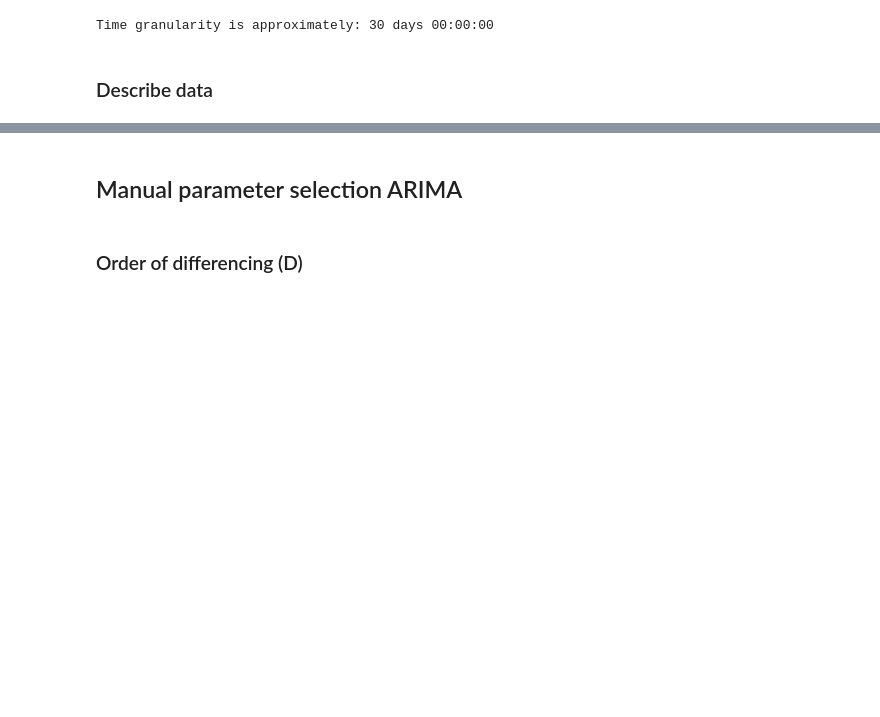
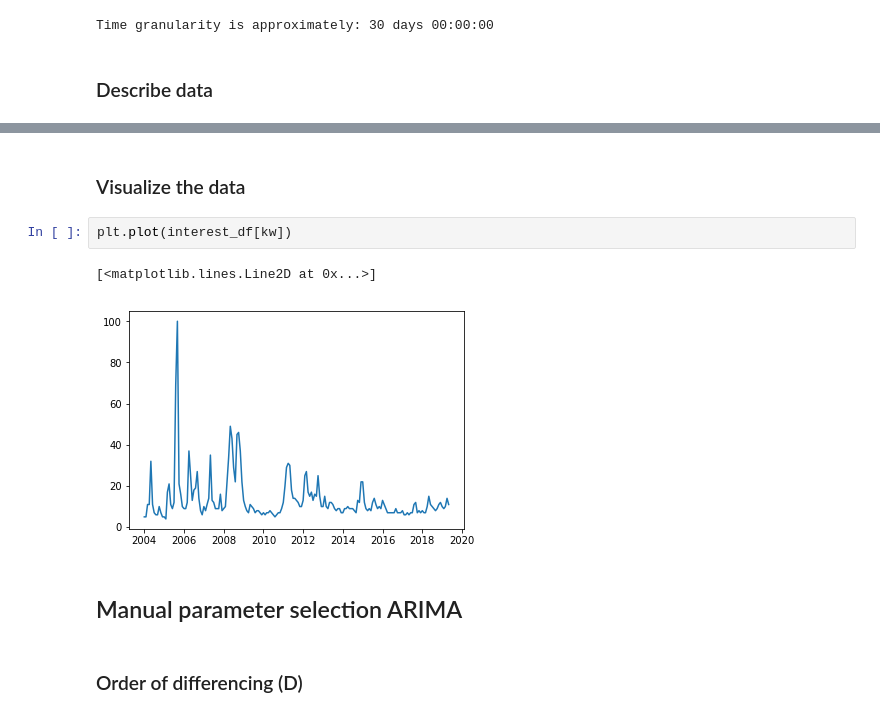
Before and after one commit to Allen-Z-4230/FutureGas, a Jupyter notebook: google_trends.ipynb, the cells around one changed output, grey strips where cells are left out. Saved outputs shown, nothing was run; the diff lists cells and outputs as text; blank space fills up the shorter version.

```diff
--- a/google_trends.ipynb
+++ b/google_trends.ipynb
@@ -142,3 +82,10 @@ dot
+# %% [markdown]
+### Visualize the data
+# %%
+plt.plot(interest_df[kw])
+# %% [output]
+[<matplotlib.lines.Line2D at 0x...>]
+[figure, added]
 # %% [markdown]
 ## Manual parameter selection ARIMA
 # %% [markdown]
```
Also changed, not shown: parts of 15 cells of this notebook.
